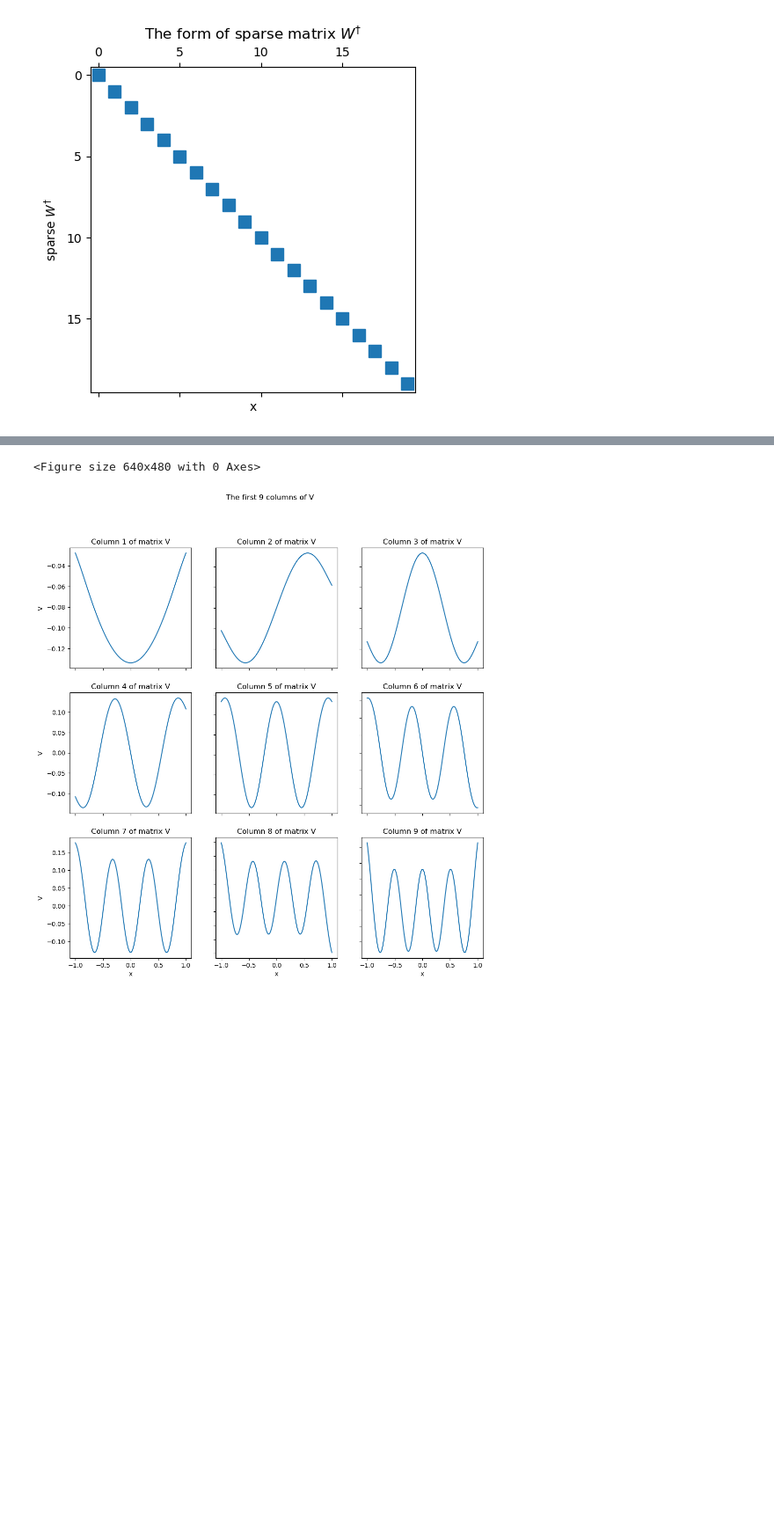
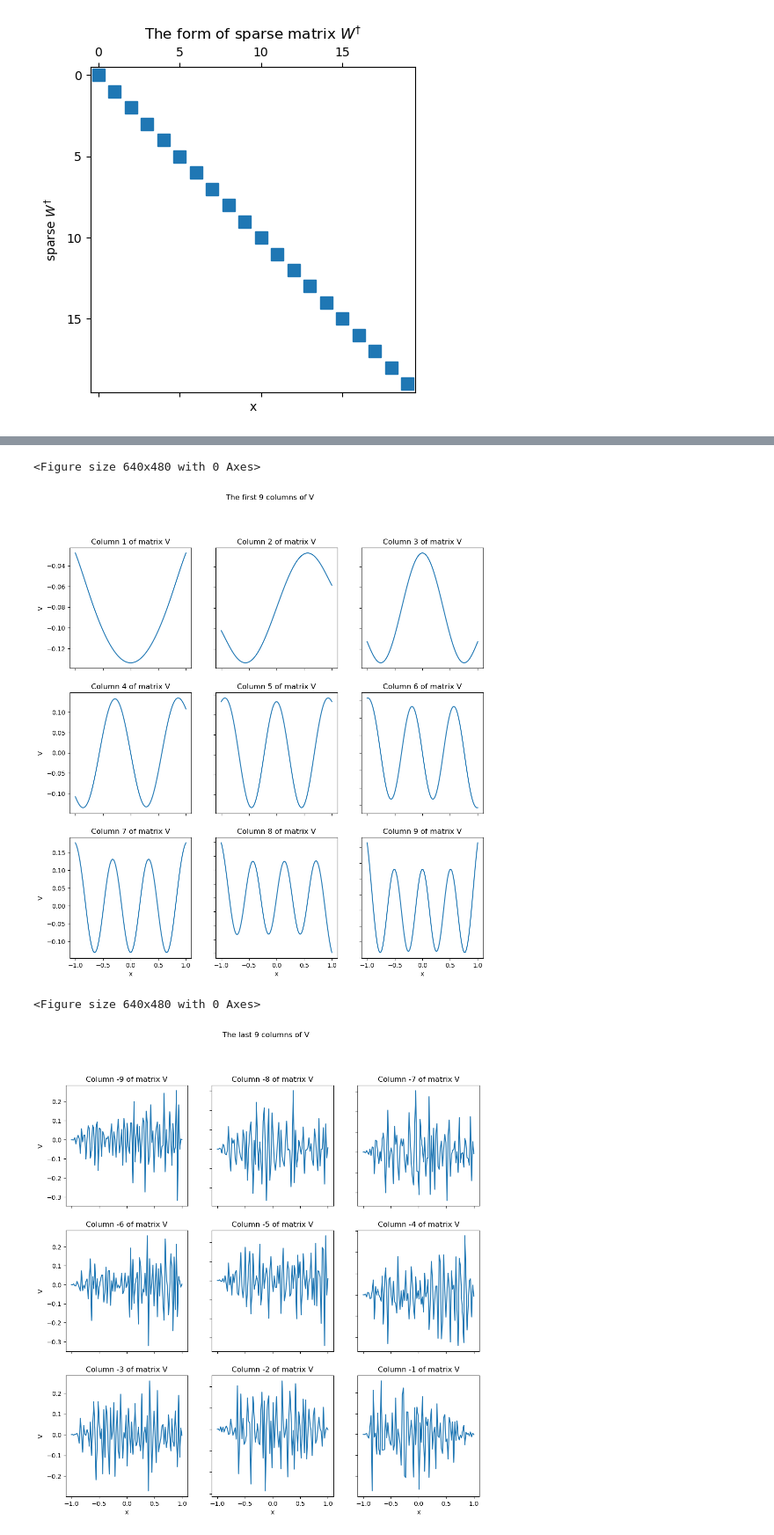
Before and after one commit to JOANNELUNA/COMP0114-Inverse-Problems-in-Imaging, a Jupyter notebook: CW1_week1-3.ipynb, the cells around one changed output, grey strips where cells are left out. Shown: that part at 88% size. Drawn from its saved outputs; the diff is of its cells as text; code cells hidden in the pictures; blank space fills up the shorter version.

```diff
--- a/CW1_week1-3.ipynb
+++ b/CW1_week1-3.ipynb
@@ -96,5 +94,7 @@ def Gaussian(n):
 # %%
-plt.plot(Gaussian(100)[0],Gaussian(100)[1])
+n = 100
+X = grid(n)
+plt.plot(X,Gaussian(X,sigma,miu))
 plt.title('Gaussian function with µ = 0 and σ = 0.2')
 plt.xlabel('x')
 plt.ylabel('Gaussian G(x)')
@@ -105,10 +105,9 @@ Text(0, 0.5, 'Gaussian G(x)')
 c) Create the convolution matrix of size $n × n$ with entries
 $$A_{i,j} = G(x_i −x_j) = \frac{δn}{\sqrt{2π}σ}exp(−\frac{(x_i−x_j)^2}{2σ^2})$$
 # %%
-def Convolution_Matrix(n):
+def Convolution_Matrix(n,sigma):
     M = np.zeros((n,n))
     dn = 2/(n-1)
-    sigma = 0.2
     X = grid(n)
     for i in range(n):
         for j in range(n):
@@ -119,7 +118,7 @@ d) Plot the matrix $A$ as an image, where $A$ is considered as a 2D-array for th
 # %%
 import cv2
 import numpy as np
-A = Convolution_Matrix(100)
+A = Convolution_Matrix(100,sigma)
 Atmp = np.array(np.ceil(A/np.max(A)*256), dtype = np.uint8)
 Aimg = cv2.applyColorMap(Atmp, cv2.COLORMAP_JET)
 cv2.imwrite("ConvolutionMatrix.png",Aimg)
@@ -144,9 +143,9 @@ f) Compute the pseudoinverse $A^†$ of $A$ by using the formula $A^† = VW^†
 * For the case $n = 10$, check that this has the property $WW^† = W^†W = Id_n$ where $Id_n$ is the $n×n$ Identity matrix.
 * Check also that $AA^† = A^†A = Id_n$
 # %%
-def pseudoinverse(N):
+def pseudoinverse(N,sigma):
 # constructing W†
-    A = Convolution_Matrix(N)
+    A = Convolution_Matrix(N,sigma)
     identity_n = np.identity(N)
 
     U,W,V_T = np.linalg.svd(A)
@@ -254,15 +253,17 @@ Two products about A are element-wise equal within a tolerance: 3.76470957470358
 Two products about A are identity.
 [figure]
 # %%
-pseudoinverse(100)
+pseudoinverse(100,sigma)
 # %% [output]
 When the size of marix is 100 :
 Two products about W are the same.
 Two products about W are identity.
 Two A† is not equal with a norm: 1.4308362856453842e+17
 Two products about A are not equal with a norm: 0.03504556669233272
 Two products about A are identity.
 [figure]
 [figure]
 <Figure size 640x480 with 0 Axes>
 [figure]
+<Figure size 640x480 with 0 Axes>
+[figure, added]
```
Also changed, not shown: parts of 16 cells of this notebook.
